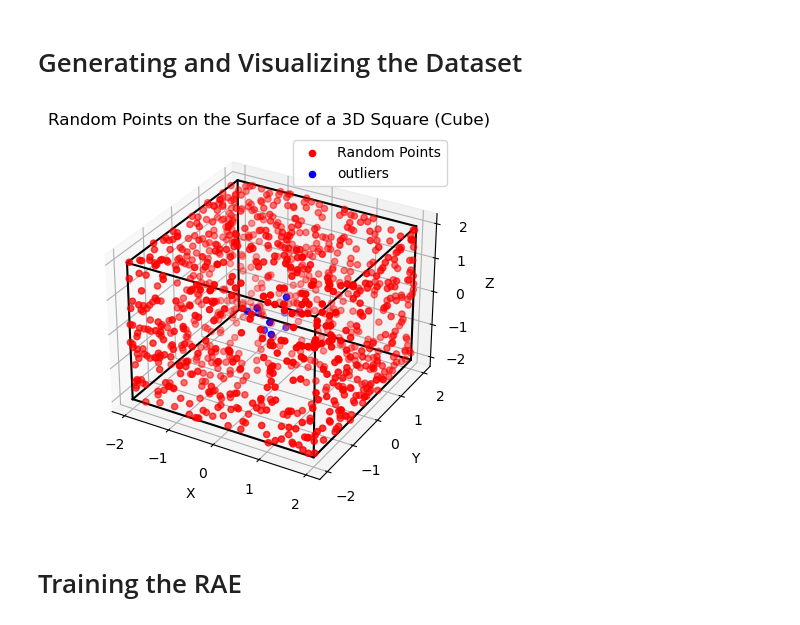
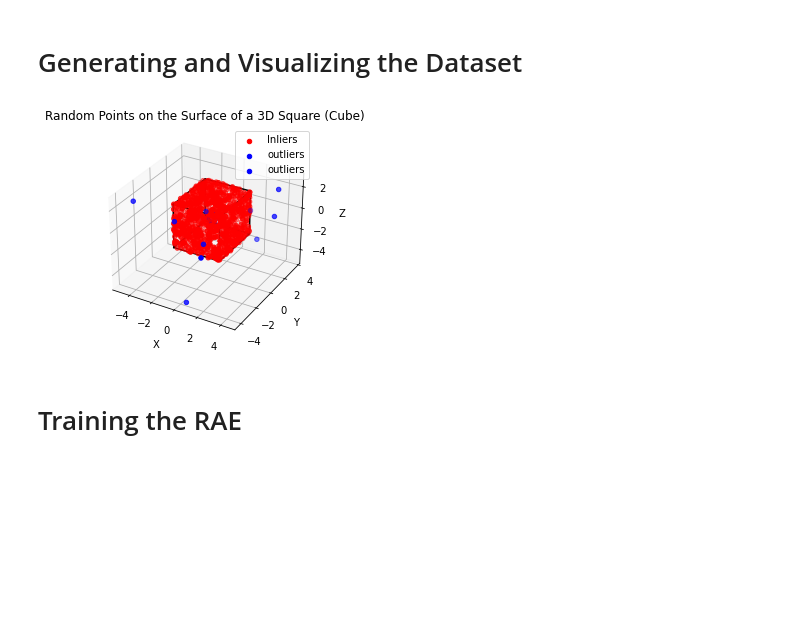
Before and after one commit to SMATousi/outlier_VAE, a Jupyter notebook: RAE_Cube_dataset.ipynb, the cells around one changed output. Cells and saved outputs as stored; diff of their text form; code cells hidden in the pictures; blank space fills up the shorter version.

Commit message:
Cube dataset added

```diff
--- a/RAE_Cube_dataset.ipynb
+++ b/RAE_Cube_dataset.ipynb
@@ -107,39 +96,41 @@ cube_edges = [
     [vertices[1], vertices[5]],
     [vertices[2], vertices[6]],
     [vertices[3], vertices[7]]
 ]
 
 
 num_points = 10  # Adjust this as needed
 
 dim = 0.5
 # Define the bounds for each axis
 x_min, x_max = -dim, dim  # Adjust these bounds as needed
 y_min, y_max = -dim, dim
 z_min, z_max = -dim, dim
 
 # Generate random 3D points within the specified bounds
-outliers = np.random.uniform(low=(x_min, y_min, z_min), high=(x_max, y_max, z_max), size=(num_points, 3))
+outliers_1 = np.random.uniform(low=(x_min, y_min, z_min), high=(x_max, y_max, z_max), size=(num_points, 3))
+outliers_2 = np.random.uniform(low=(10*x_min, 10*y_min, 10*z_min), high=(10*x_max, 10*y_max, 10*z_max), size=(num_points, 3))
 
 
-dataset = np.concatenate([random_points, outliers], axis = 0)
-
+dataset = np.concatenate([random_points, outliers_1], axis = 0)
+dataset = np.concatenate([dataset, outliers_2], axis = 0)
 # Plot cube edges
 for edge in cube_edges:
     ax.plot([v[0] for v in edge], [v[1] for v in edge], [v[2] for v in edge], 'k')
 
 # Plot random points
-ax.scatter(random_points[:, 0], random_points[:, 1], random_points[:, 2], c='r', marker='o', label='Random Points')
-ax.scatter(outliers[:, 0], outliers[:, 1], outliers[:, 2], c='b', marker='o', label='outliers')
+ax.scatter(random_points[:, 0], random_points[:, 1], random_points[:, 2], c='r', marker='o', label='Inliers')
+ax.scatter(outliers_1[:, 0], outliers_1[:, 1], outliers_1[:, 2], c='b', marker='o', label='outliers')
+ax.scatter(outliers_2[:, 0], outliers_2[:, 1], outliers_2[:, 2], c='b', marker='o', label='outliers')
 
 ax.set_xlabel('X')
 ax.set_ylabel('Y')
 ax.set_zlabel('Z')
 ax.set_title('Random Points on the Surface of a 3D Square (Cube)')
 ax.legend()
 plt.show()
 # %% [output]
-[figure, old version]
+[figure, new version]
 # %% [markdown]
 # Training the RAE
 # %%
```
Also changed, not shown: parts of 10 cells of this notebook, 1 other file.
